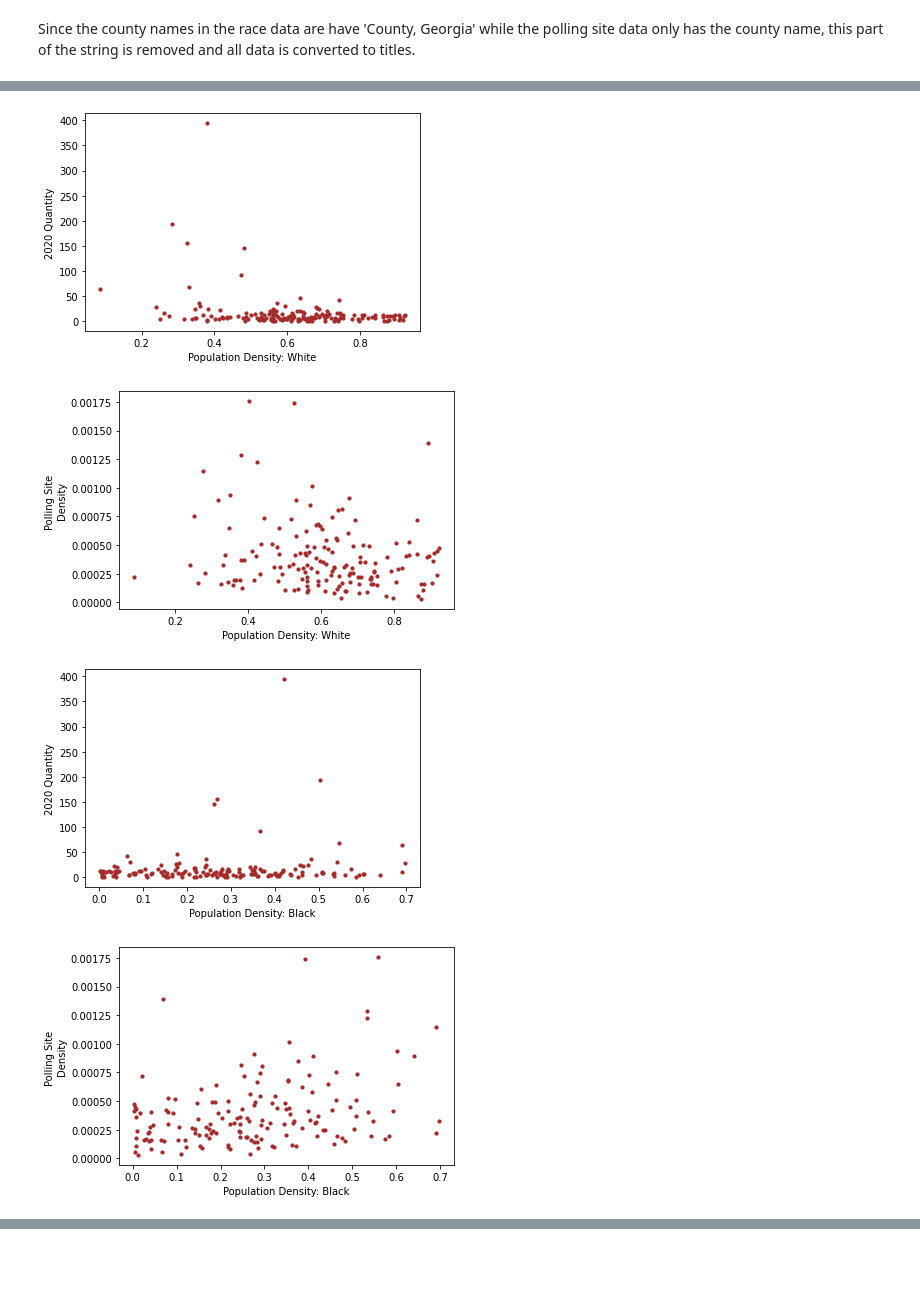
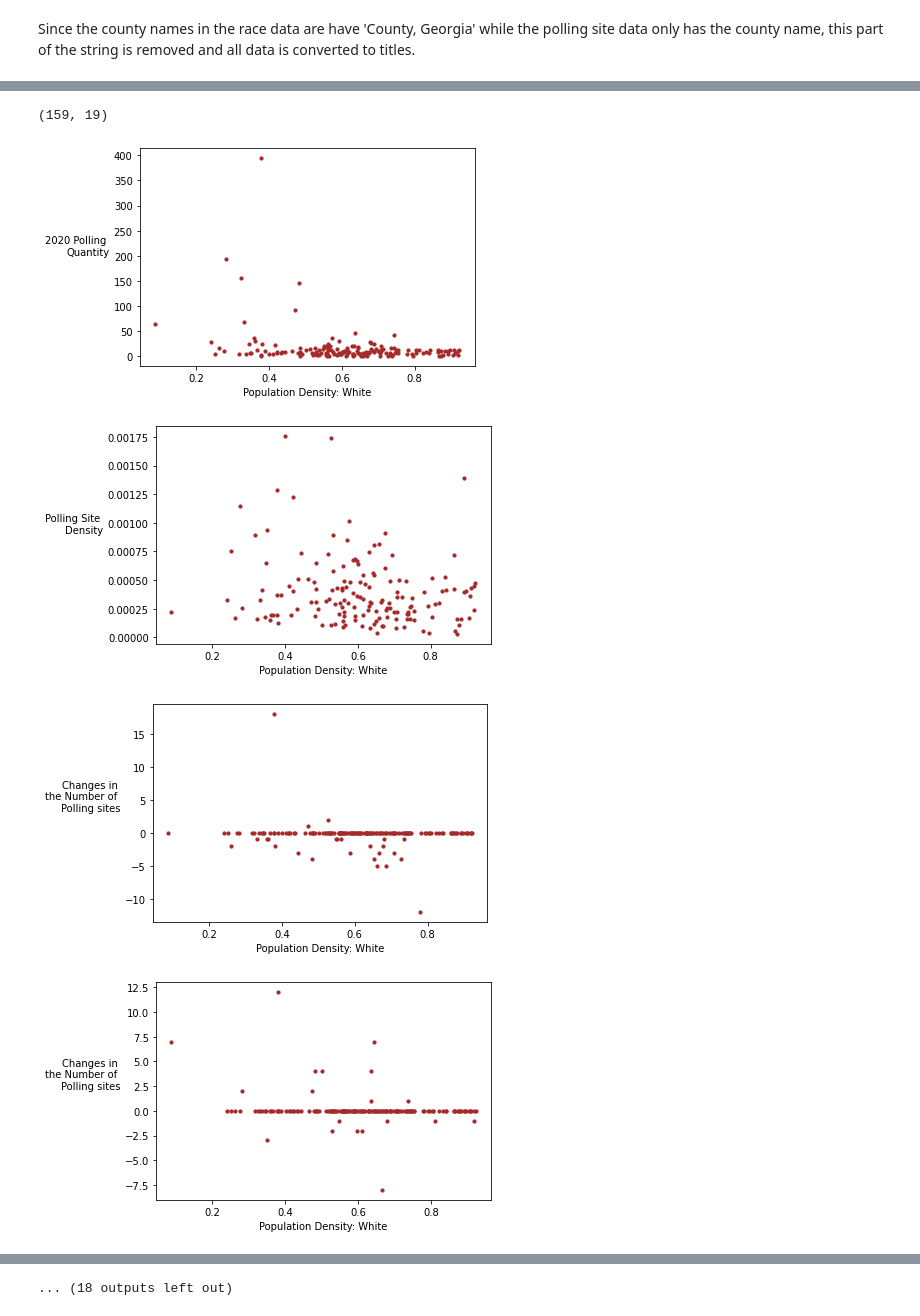
Before and after one commit to zzoeys/freecakefridays, a Jupyter notebook: scatter_plots.ipynb, the cells around one changed output, grey strips where cells are left out. Drawn from its saved outputs; the diff is of its cells as text; code cells hidden in the pictures; blank space fills up the shorter version.

Commit message:
Add scatter plots on changes in polling sites

```diff
--- a/scatter_plots.ipynb
+++ b/scatter_plots.ipynb
@@ -7,5 +7,6 @@ import numpy as np
 # %%
 race =  pd.read_csv('data/race_county_data/cleaned_georgia_race_county.csv', index_col = 0)
 polling_site = pd.read_csv('data/polling_site_data/2020_clean_county_densities.csv', index_col = 0)
+polling_site_changes = pd.read_csv('data/polling_site_data/polling_sites_in_years_changes.csv', index_col = 0)
 # %%
 race.head()
@@ -23,6 +54,8 @@ race['Area Name'] = race['Area Name'].str.replace(' County, Georgia','')
 race['Area Name'] = race['Area Name'].str.title()
 
 polling_site['County'] = polling_site['County'].str.title()
+polling_site_changes['County'] = polling_site['County'].str.title()
 # %%
-merge = pd.merge(race, polling_site, how="inner", left_on=['Area Name'], right_on=['County'])
+polling_site = pd.merge(race, polling_site, how="inner", left_on=['Area Name'], right_on=['County'])
+polling_site_changes = pd.merge(race, polling_site_changes, how="inner", left_on=['Area Name'], right_on=['County'])
 # %%
@@ -32,22 +72,37 @@ print(merge.shape)
+# %%
+print(polling_site.shape)
+print(polling_site_changes.shape)
+# %% [output]
+(159, 19)
 # %%
 # Function to create scatter plots of polling site quantity
 def scatterplot_quantity(race):
-    merge.plot.scatter(x='Population Density: ' + str(race), y='2020 Quantity', s = 10, c = 'brown')
+    polling_site.plot.scatter(x='Population Density: ' + str(race), y='2020 Quantity', s = 10, c = 'brown')
+    plt.ylabel('2020 Polling \nQuantity', rotation=0, ha="right")
     plt.savefig('images/scatter_plot_quantity' +str(race))
 
 # Function to create scatter plots of polling site density
 def scatterplot_density(race):
-    merge.plot.scatter(x='Population Density: ' + str(race), y='Polling Site Density', s = 10, c = 'brown', )
-    plt.ylabel('Polling Site \nDensity')
+    polling_site.plot.scatter(x='Population Density: ' + str(race), y='Polling Site Density', s = 10, c = 'brown', )
+    plt.ylabel('Polling Site \nDensity', rotation=0, ha="right")
     plt.savefig('images/scatter_plot_density_' +str(race))
+
+# Function to create scatter plots of changes in polling site by county
+def scatterplot_changes(race, year):
+    polling_site_changes.plot.scatter(x='Population Density: ' + str(race), y='Delta ' + str(year), s = 10, c = 'brown', )
+    plt.ylabel('Changes in \nthe Number of \nPolling sites', rotation=0, ha="right")
+    plt.savefig('images/scatter_plot_changes_' +str(year) + '_' + str(race))
 # %%
 race = ['White', 'Black', 'Hispanic', 'Asian', 'White', 'Others']
+years = ['16-18', '18-20', '16-20']
 
 for i in race:
     scatterplot_quantity(i)
     scatterplot_density(i)
+    for j in years:
+        scatterplot_changes(i, j)
 # %% [output]
-[figure, old version]
+[figure, new version]
-[figure, old version]
+[figure, new version]
-[figure, old version]
+[figure, new version]
-[figure, old version]
+[figure, new version]
@@ -61,0 +117 @@ for i in race:
+... (18 outputs left out)
```
Also changed, not shown: parts of 11 cells of this notebook, 27 other files.
